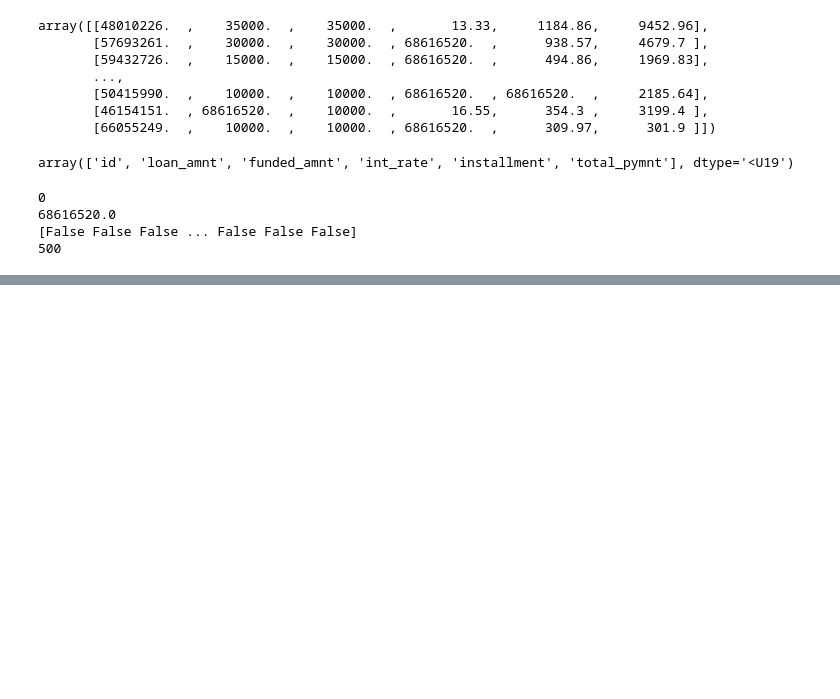
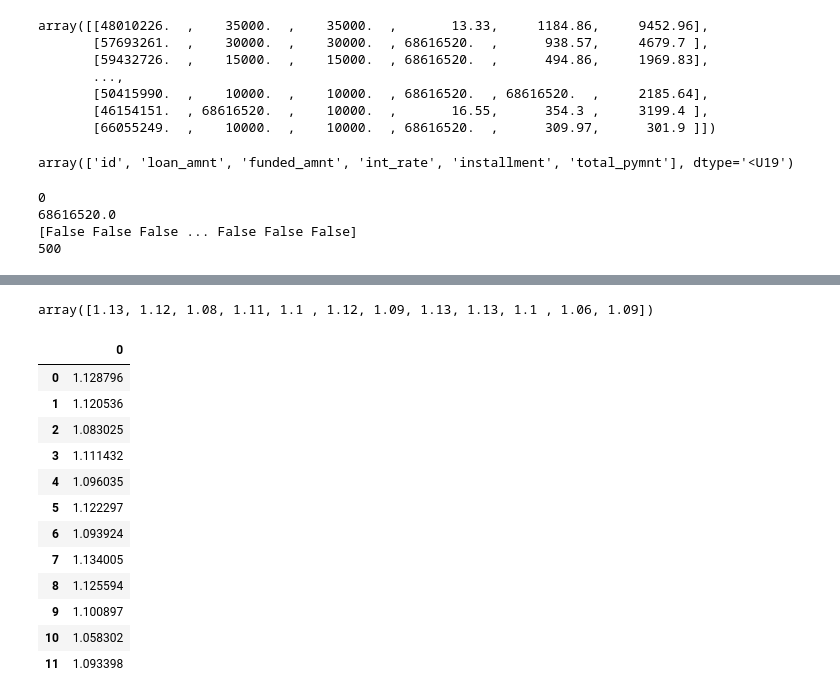
Before and after one commit to EduardoBran/Python_-_Estrutura-de-Dados-com-NumPy, a Jupyter notebook: 7.Estudo_de_Caso_-_Limpeza_e_Pre_processamento_de_Dados_com_NumPy.ipynb, the cells around one changed output, grey strips where cells are left out. Drawn from its saved outputs; the diff is of its cells as text; code cells hidden in the pictures; blank space fills up the shorter version.

```diff
--- a/7.Estudo_de_Caso_-_Limpeza_e_Pre_processamento_de_Dados_com_NumPy.ipynb
+++ b/7.Estudo_de_Caso_-_Limpeza_e_Pre_processamento_de_Dados_com_NumPy.ipynb
@@ -791,0 +821,32 @@ arr_numeric[:,2] = np.where(arr_numeric[:,2] == valor_coringa, arr_stats[0, colu
+# %%
+# Carrega o segundo dataset
+dados_cot = np.genfromtxt("datasets/dataset2.csv",
+                          delimiter = ',',
+                          autostrip = True,
+                          skip_header = 1,
+                          usecols = 3)
+# %%
+# Visualiza
+print(dados_cot)
+# %% [output]
+array([1.13, 1.12, 1.08, 1.11, 1.1 , 1.12, 1.09, 1.13, 1.13, 1.1 , 1.06, 1.09])
+# %%
+# Convertendo o dataset para um DataFrame do Pandas 2 (visualizando dados carregados como string)
+df_dados_cot = pd.DataFrame(dados_cot)
+
+# Exibindo o DataFrame
+df_dados_cot
+# %% [output]
+|  | 0 |
+| 0 | 1.128796 |
+| 1 | 1.120536 |
+| 2 | 1.083025 |
+| 3 | 1.111432 |
+| 4 | 1.096035 |
+| 5 | 1.122297 |
+| 6 | 1.093924 |
+| 7 | 1.134005 |
+| 8 | 1.125594 |
+| 9 | 1.100897 |
+| 10 | 1.058302 |
+| 11 | 1.093398 |
```
Also changed, not shown: parts of 45 cells of this notebook, 1 other file.
